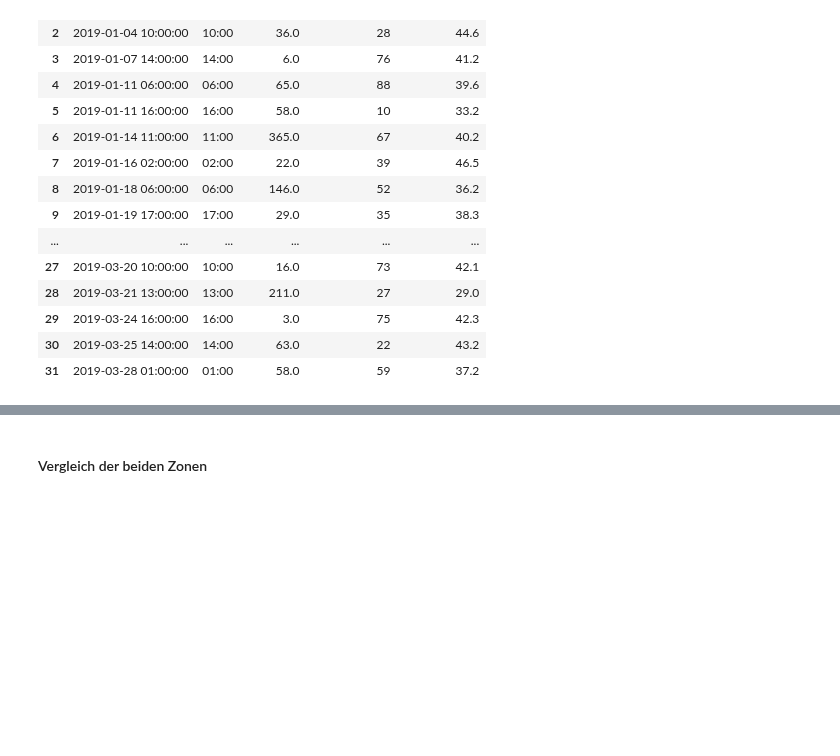
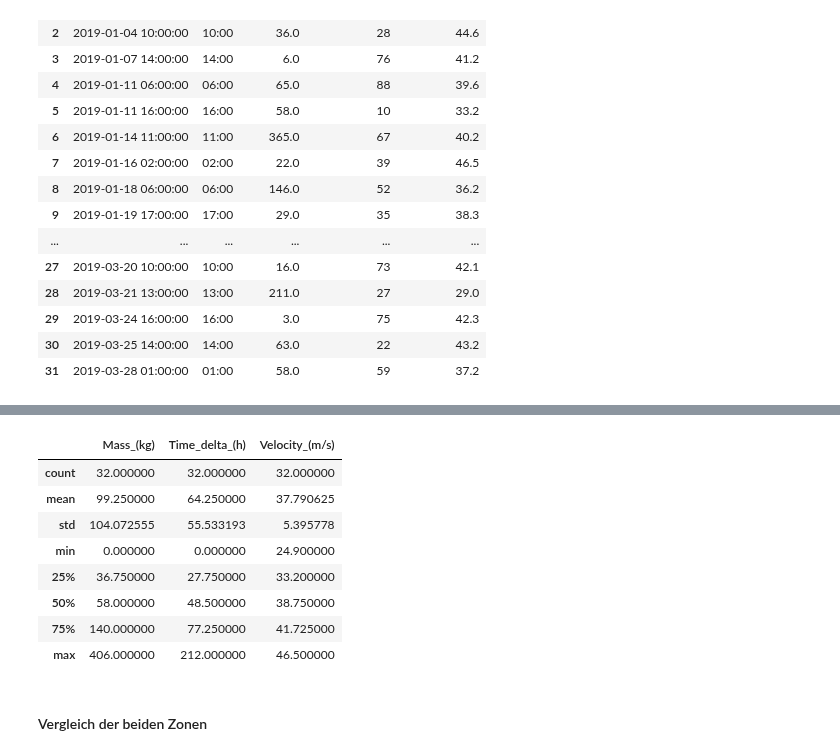
Before and after one commit to lhenchoz/cwm1, a Jupyter notebook: CWM1-Steinschlagrisiko.ipynb, the cells around one changed output, grey strips where cells are left out. Drawn from its saved outputs; the diff is of its cells as text; code cells hidden in the pictures; blank space fills up the shorter version.

```diff
--- a/CWM1-Steinschlagrisiko.ipynb
+++ b/CWM1-Steinschlagrisiko.ipynb
@@ -145,3 +159,15 @@ df_area2
+# %%
+df_area2.describe()
+# %% [output]
+|  | Mass_(kg) | Time_delta_(h) | Velocity_(m/s) |
+| count | 32.000000 | 32.000000 | 32.000000 |
+| mean | 99.250000 | 64.250000 | 37.790625 |
+| std | 104.072555 | 55.533193 | 5.395778 |
+| min | 0.000000 | 0.000000 | 24.900000 |
+| 25% | 36.750000 | 27.750000 | 33.200000 |
+| 50% | 58.000000 | 48.500000 | 38.750000 |
+| 75% | 140.000000 | 77.250000 | 41.725000 |
+| max | 406.000000 | 212.000000 | 46.500000 |
 # %% [markdown]
 #### Vergleich der beiden Zonen
 # %%
```
Also changed, not shown: parts of 3 cells of this notebook.
